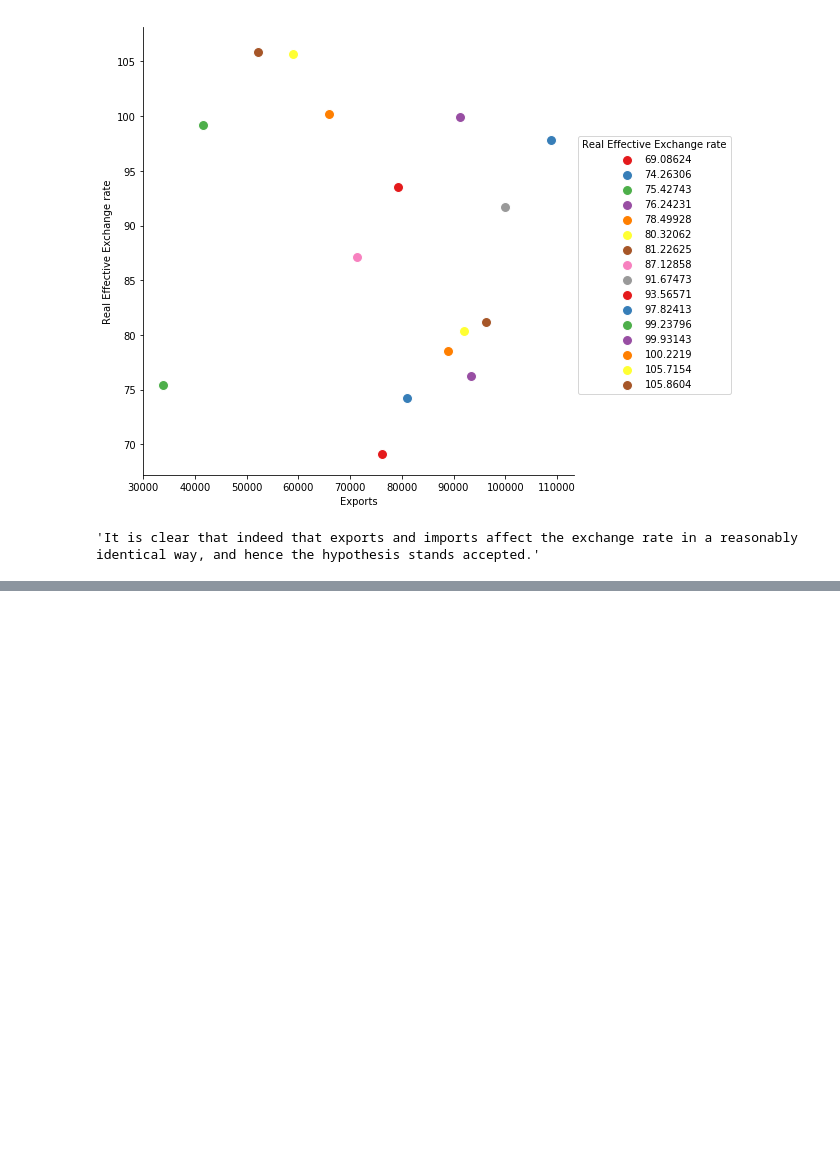
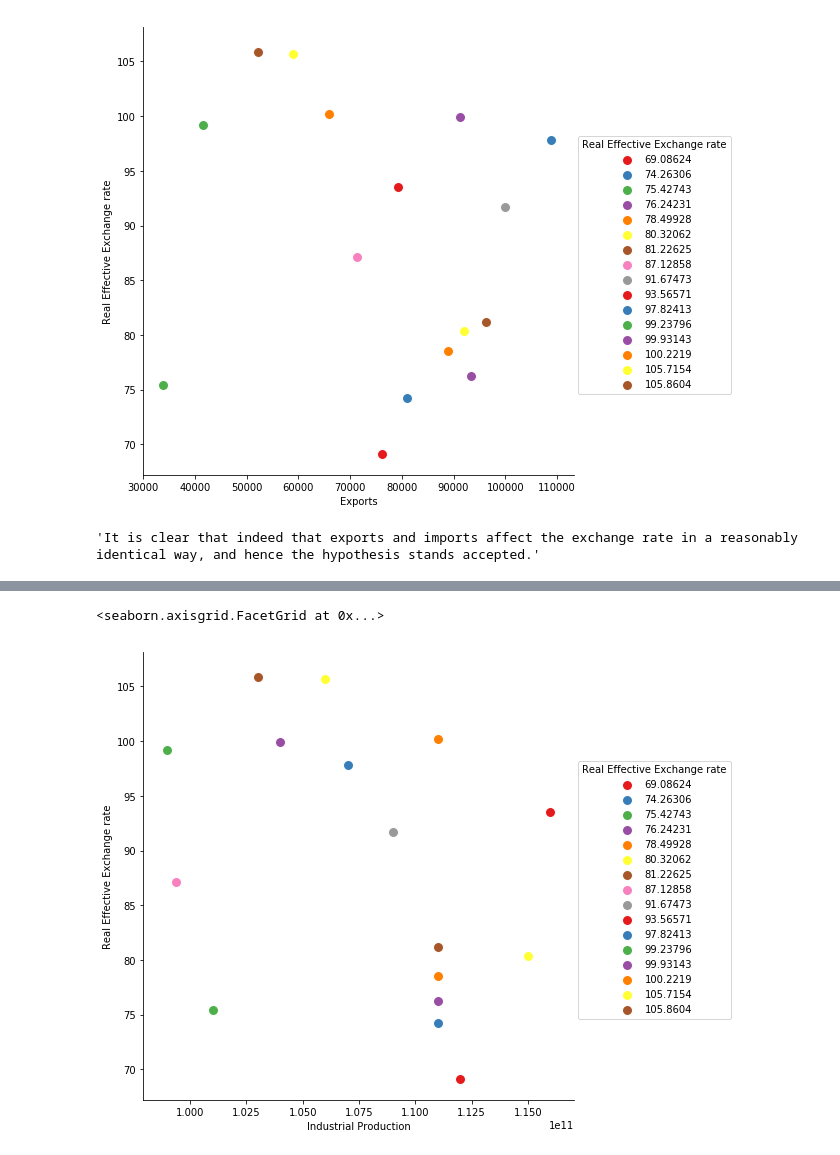
Before and after one commit to mrnobot/economic-indicators_SA, a Jupyter notebook: Economic_Indicators_SA.ipynb, the cells around one changed output, grey strips where cells are left out. Cells and saved outputs as stored; diff of their text form; code cells hidden in the pictures; blank space fills up the shorter version.

Commit message:
More relationships with the exchange rate

```diff
--- a/Economic_Indicators_SA.ipynb
+++ b/Economic_Indicators_SA.ipynb
@@ -384,0 +379,7 @@ final_data
+# %%
+g5 = sns.FacetGrid(final_data, hue= 'Real Effective Exchange rate', size = 7, palette = 'Set1')
+g5.map(plt.scatter, 'Industrial Production', 'Real Effective Exchange rate', s =100, edgecolor = 'white')
+g5.add_legend()
+# %% [output]
+<seaborn.axisgrid.FacetGrid at 0x...>
+[figure, added]
```
Also changed, not shown: parts of 8 cells of this notebook.
